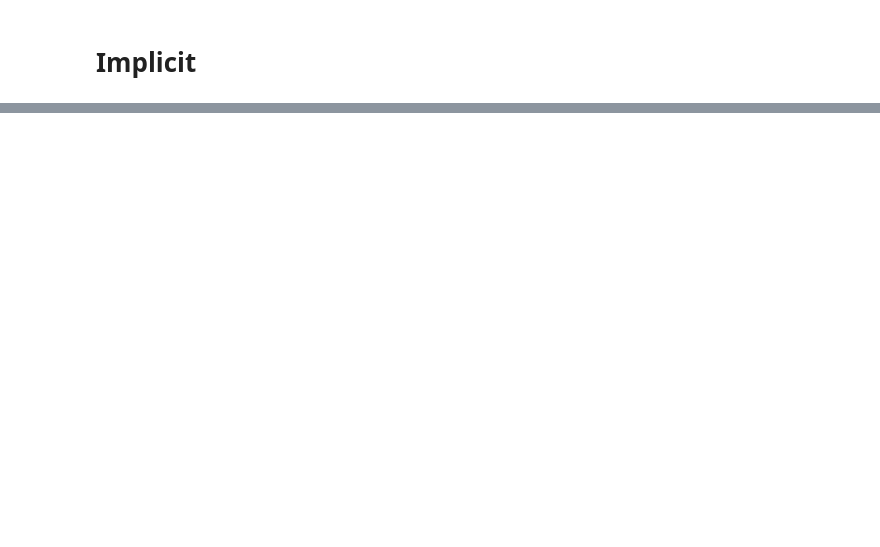
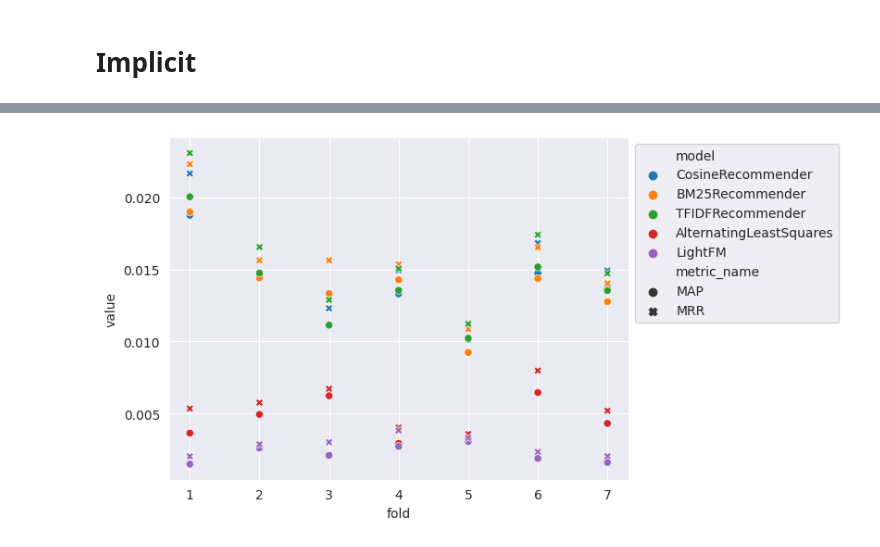
Before and after one commit to KernelA/education-recsys, a Jupyter notebook: l2_coll_filtering.ipynb, the cells around one changed output, grey strips where cells are left out. Cells and saved outputs as stored; diff of their text form; code cells hidden in the pictures; blank space fills up the shorter version.

```diff
--- a/l2_coll_filtering.ipynb
+++ b/l2_coll_filtering.ipynb
@@ -174,0 +605,31 @@ similiar_items
+# %%
+def create_lightfm():
+    return LightFMRecommender(
+        LightFM(
+            no_components=64,
+            learning_rate=0.05,
+            loss='warp',
+            max_sampled=5,
+            random_state=23),
+             num_epoch=15,
+             num_threads=4)
+# %%
+for factory in (create_lightfm, ):
+    cross_valid_res_model, model = model_cross_validate(
+        df,
+        user_features=df_users,
+        item_features=df_items,
+        folds=folds_with_stats,
+        model_factory=factory,
+        n=top_N)
+    models[model.model_name()] = model
+    cv_res_per_model.append(cross_valid_res_model)
+    del cross_valid_res_model
+# %%
+cross_valid_res = pd.concat([cross_valid_res] + cv_res_per_model)
+cv_res_per_model.clear()
+# %%
+ax = sns.scatterplot(cross_valid_res[cross_valid_res["metric_name"].isin(["MAP", "MRR"])], x="fold", y="value", style="metric_name", hue="model")
+sns.move_legend(ax, "upper left", bbox_to_anchor=(1, 1))
+# %% [output]
+[figure, added]
```
Also changed, not shown: parts of 74 cells of this notebook, 4 other files.
